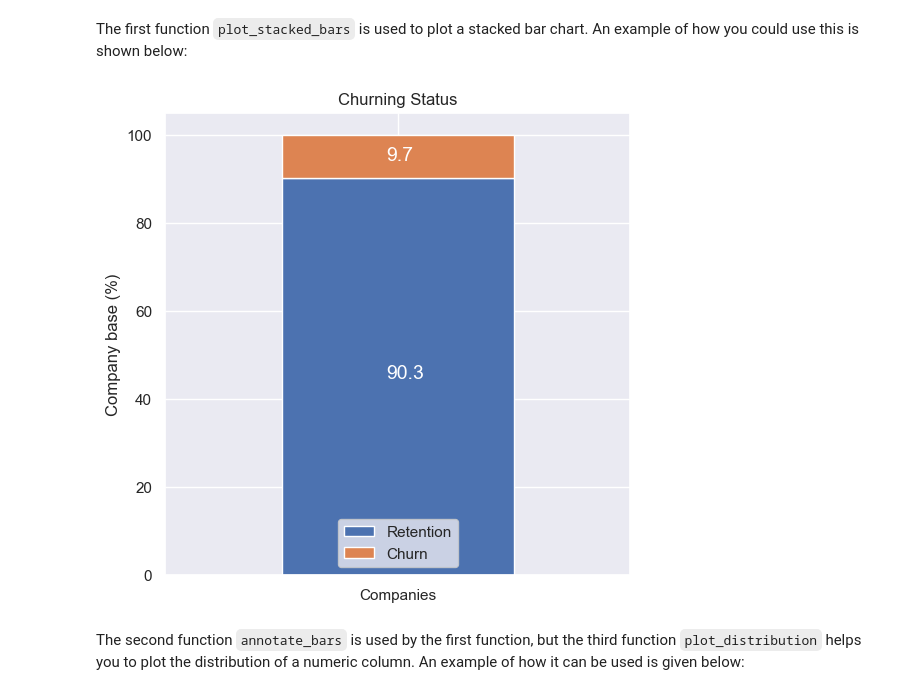
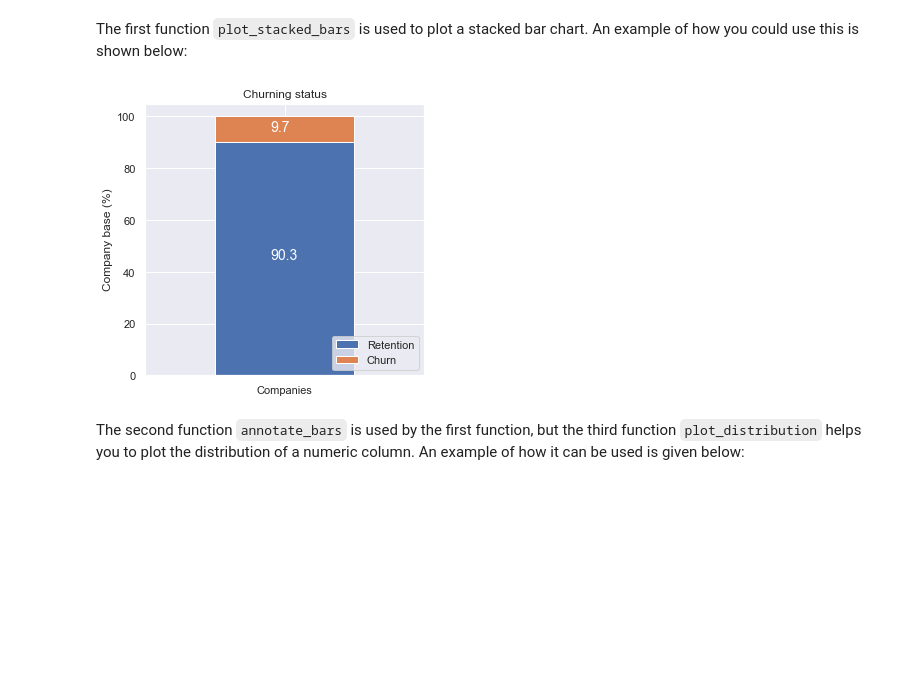
Before and after one commit to sabirinID/BCG-Data-Science-Virtual-Internship, a Jupyter notebook: Files/2-Exploratory-Data-Analysis/eda_starter.ipynb, the cells around one changed output. Drawn from its saved outputs; the diff is of its cells as text; code cells hidden in the pictures; blank space fills up the shorter version.

```diff
--- a/Files/2-Exploratory-Data-Analysis/eda_starter.ipynb
+++ b/Files/2-Exploratory-Data-Analysis/eda_starter.ipynb
@@ -386,13 +181,11 @@ The first function `plot_stacked_bars` is used to plot a stacked bar chart. An e
 # %%
 churn = client_df[['id', 'churn']]
 churn.columns = ['Companies', 'churn']
 churn_total = churn.groupby(churn['churn']).count()
 churn_percentage = churn_total / churn_total.sum() * 100
-
-# plot_stacked_bars(dataframe, title_, size_=(18, 10), rot_=0, legend_="upper right")
-plot_stacked_bars(churn_percentage.transpose(), "Churning Status", (6, 6), legend_="lower center")
+plot_stacked_bars(churn_percentage.transpose(), "Churning status", (5, 5), legend_="lower right")
 # %% [output]
-[figure, old version]
+[figure, new version]
 # %% [markdown]
 The second function `annotate_bars` is used by the first function, but the third function `plot_distribution` helps you to plot the distribution of a numeric column. An example of how it can be used is given below:
 # %%
```
Also changed, not shown: parts of 46 cells of this notebook.
